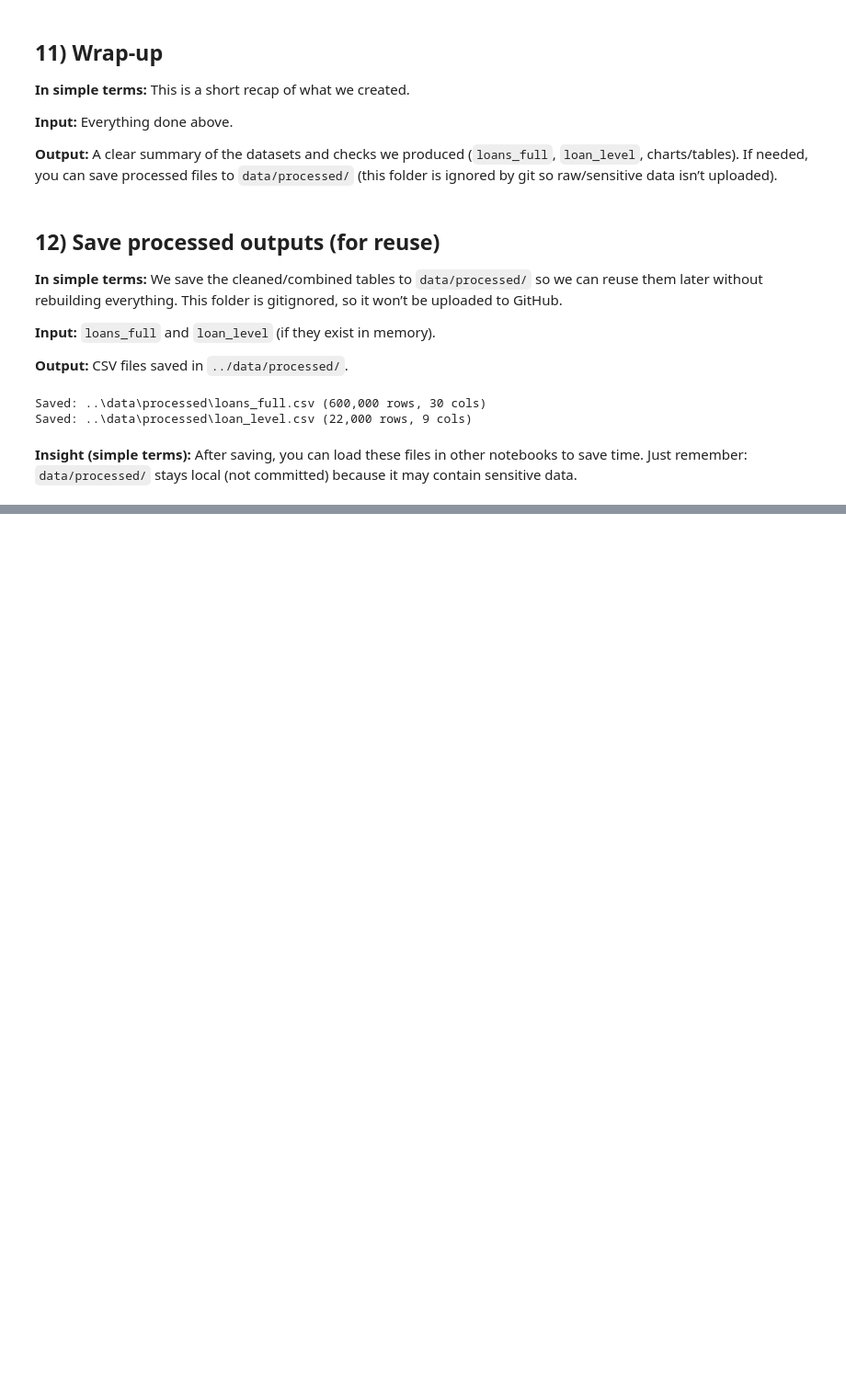
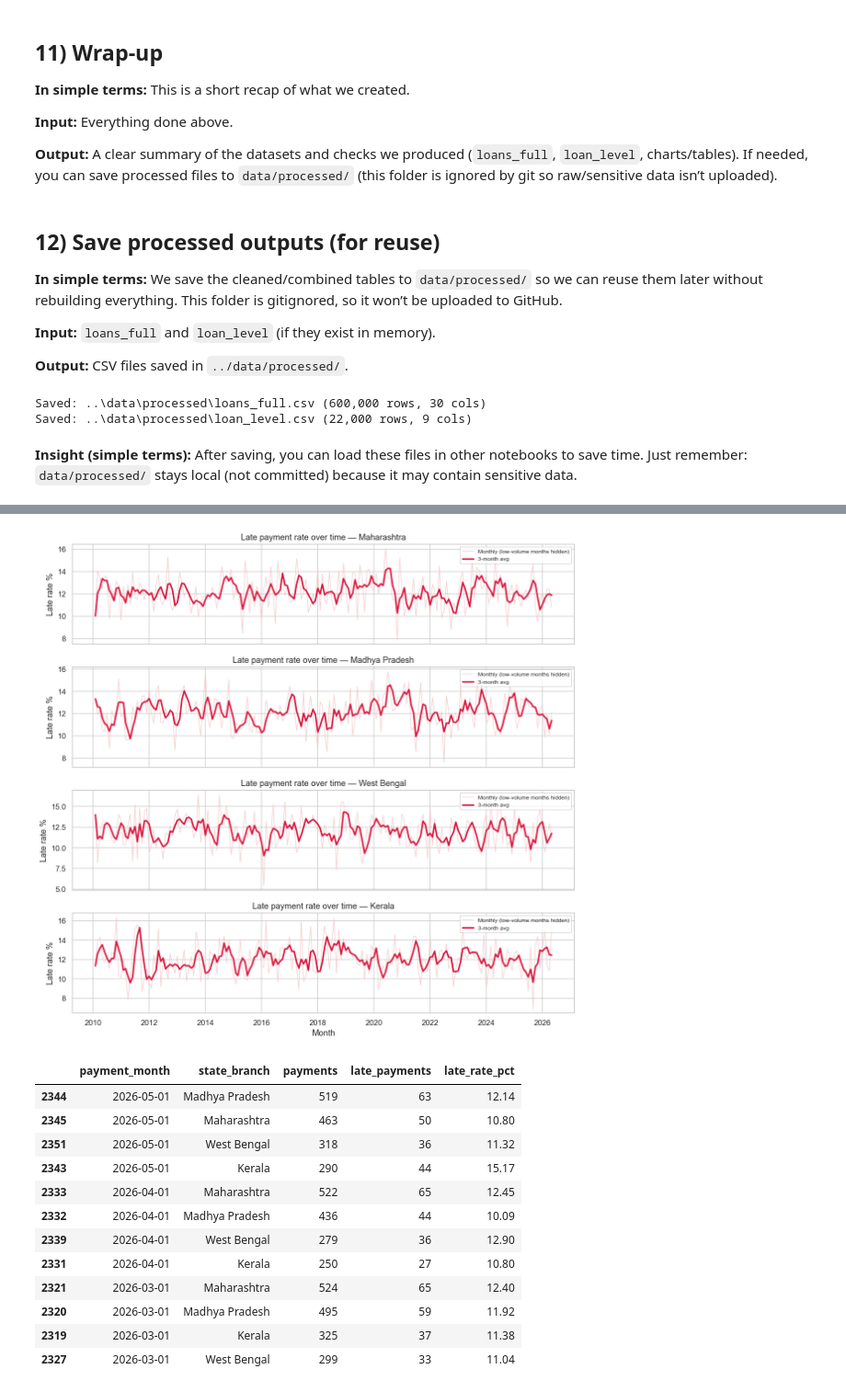
Before and after one commit to ConradNats/Banking-data-analysis, a Jupyter notebook: notebooks/02_loan_repayment.ipynb, the cells around one changed output, grey strips where cells are left out. Shown at 92% size. Cells and saved outputs as stored; diff of their text form; code cells hidden in the pictures; blank space fills up the shorter version.

```diff
--- a/notebooks/02_loan_repayment.ipynb
+++ b/notebooks/02_loan_repayment.ipynb
@@ -732,0 +832,35 @@ Saved: ..\data\processed\loan_level.csv (22,000 rows, 9 cols)
+# %%
+# State (branch state preferred) - small multiples for readability
+if state_col:
+    g_all, g_plot, picked = monthly_late_rate_by(loans_full, state_col, min_total_payments=3000, top_n=4)
+    if g_plot is not None and not g_plot.empty:
+        fig, axes = plt.subplots(len(picked), 1, figsize=(11, 2.6 * len(picked)), sharex=True)
+        if len(picked) == 1:
+            axes = [axes]
+        for ax, seg in zip(axes, picked):
+            d = g_plot[g_plot[state_col] == seg]
+            ax.plot(d['payment_month'], d['late_rate_%'], color='#f3c6c6', linewidth=1, alpha=0.8, label='Monthly (low-volume months hidden)')
+            ax.plot(d['payment_month'], d['late_rate_roll3_%'], color='crimson', linewidth=2.2, label='3-month avg')
+            ax.set_title(f'Late payment rate over time — {seg}')
+            ax.set_ylabel('Late rate %')
+            ax.legend(loc='upper right', fontsize=8)
+        axes[-1].set_xlabel('Month')
+        plt.tight_layout()
+        plt.show()
+        recent = g_all[g_all[state_col].isin(picked)].sort_values(['payment_month','payments'], ascending=[False, False]).head(12)
+        display(recent.assign(late_rate_pct=lambda x: x['late_rate_%'].round(2))[['payment_month', state_col,'payments','late_payments','late_rate_pct']])
+# %% [output]
+[figure, added]
+|  | payment_month | state_branch | payments | late_payments | late_rate_pct |
+| 2344 | 2026-05-01 | Madhya Pradesh | 519 | 63 | 12.14 |
+| 2345 | 2026-05-01 | Maharashtra | 463 | 50 | 10.80 |
+| 2351 | 2026-05-01 | West Bengal | 318 | 36 | 11.32 |
+| 2343 | 2026-05-01 | Kerala | 290 | 44 | 15.17 |
+| 2333 | 2026-04-01 | Maharashtra | 522 | 65 | 12.45 |
+| 2332 | 2026-04-01 | Madhya Pradesh | 436 | 44 | 10.09 |
+| 2339 | 2026-04-01 | West Bengal | 279 | 36 | 12.90 |
+| 2331 | 2026-04-01 | Kerala | 250 | 27 | 10.80 |
+| 2321 | 2026-03-01 | Maharashtra | 524 | 65 | 12.40 |
+| 2320 | 2026-03-01 | Madhya Pradesh | 495 | 59 | 11.92 |
+| 2319 | 2026-03-01 | Kerala | 325 | 37 | 11.38 |
+| 2327 | 2026-03-01 | West Bengal | 299 | 33 | 11.04 |
```
Also changed, not shown: parts of 11 cells of this notebook, 7 other files.
